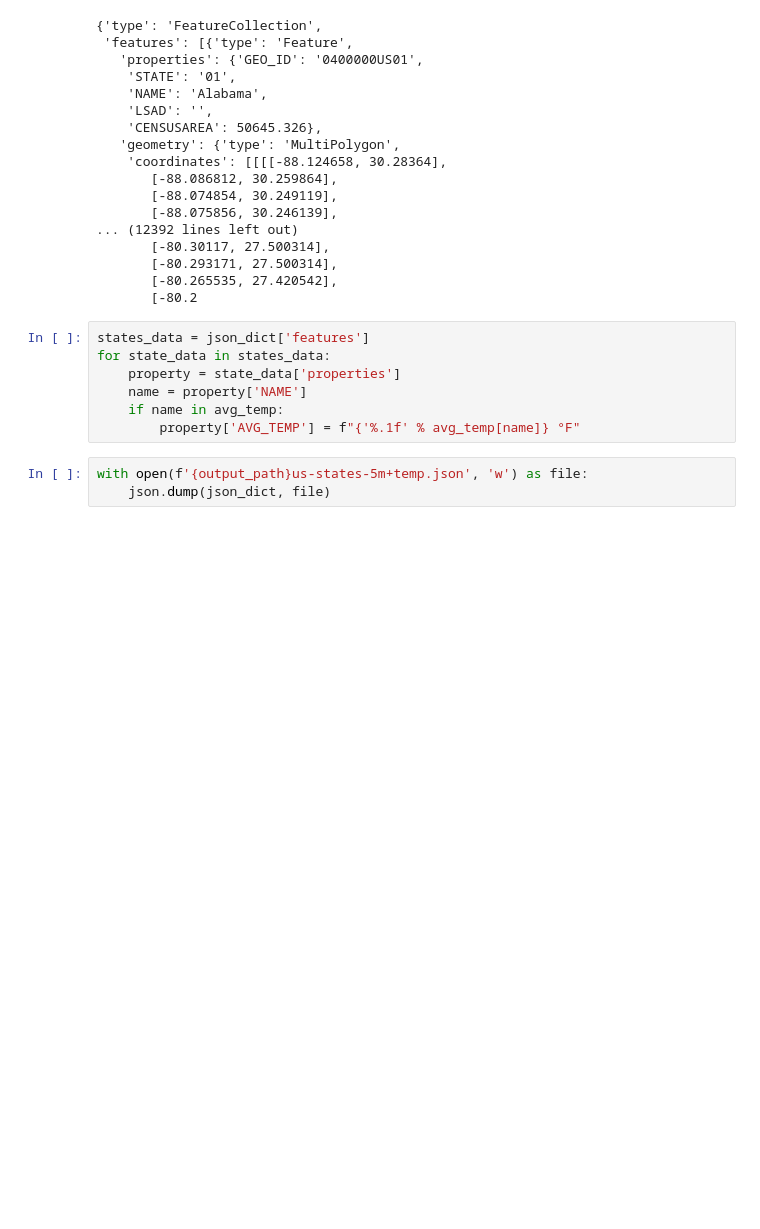
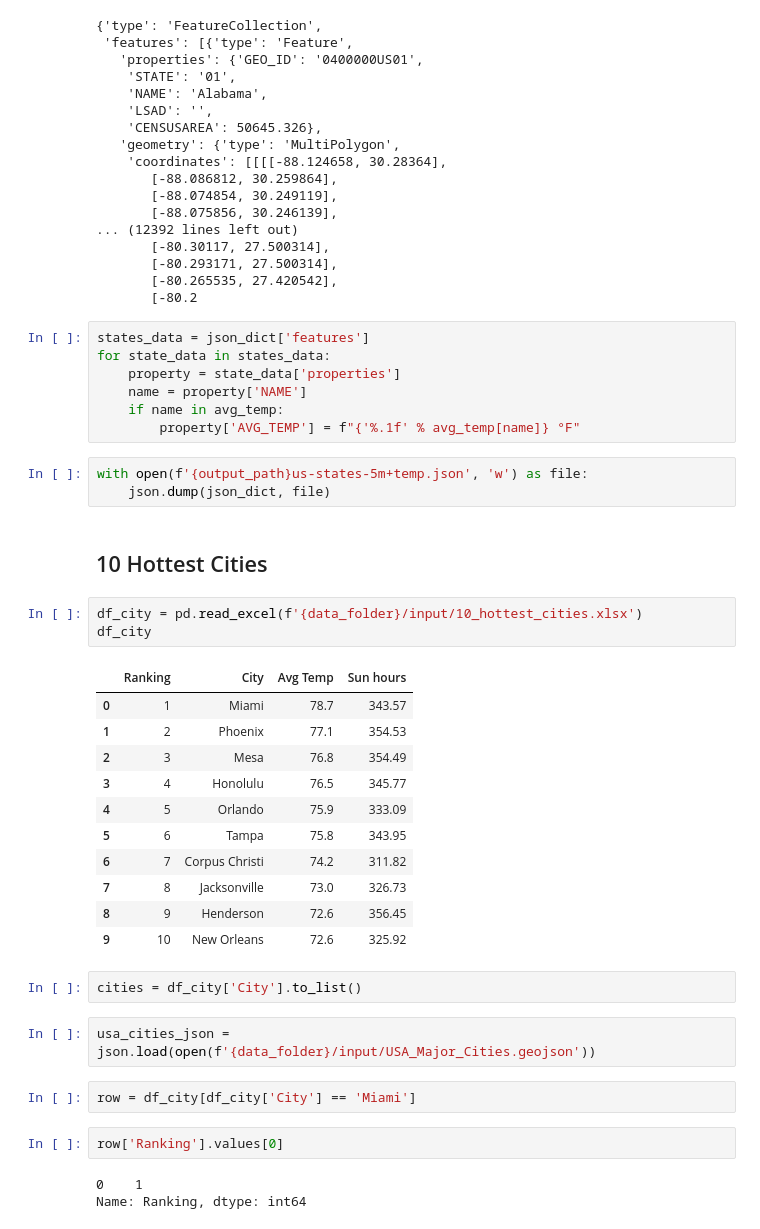
Before and after one commit to Sonia-96/States-Temperature-Mapping-on-Tethys, a Jupyter notebook: scripts/temp_data_process.ipynb, the cells around one changed output. Drawn from its saved outputs; the diff is of its cells as text; blank space fills up the shorter version.

Commit message:
Add a GeoJSON layer of Hottest cities (#6)
* add 10-hottest-cities layer

* edit city layer style

```diff
--- a/scripts/temp_data_process.ipynb
+++ b/scripts/temp_data_process.ipynb
@@ -104,3 +104,31 @@ for state_data in states_data:
 # %%
 with open(f'{output_path}us-states-5m+temp.json', 'w') as file:
     json.dump(json_dict, file)
+# %% [markdown]
+## 10 Hottest Cities
+# %%
+df_city = pd.read_excel(f'{data_folder}/input/10_hottest_cities.xlsx')
+df_city
+# %% [output]
+|  | Ranking | City | Avg Temp | Sun hours |
+| 0 | 1 | Miami | 78.7 | 343.57 |
+| 1 | 2 | Phoenix | 77.1 | 354.53 |
+| 2 | 3 | Mesa | 76.8 | 354.49 |
+| 3 | 4 | Honolulu | 76.5 | 345.77 |
+| 4 | 5 | Orlando | 75.9 | 333.09 |
+| 5 | 6 | Tampa | 75.8 | 343.95 |
+| 6 | 7 | Corpus Christi | 74.2 | 311.82 |
+| 7 | 8 | Jacksonville | 73.0 | 326.73 |
+| 8 | 9 | Henderson | 72.6 | 356.45 |
+| 9 | 10 | New Orleans | 72.6 | 325.92 |
+# %%
+cities = df_city['City'].to_list()
+# %%
+usa_cities_json = json.load(open(f'{data_folder}/input/USA_Major_Cities.geojson'))
+# %%
+row = df_city[df_city['City'] == 'Miami']
+# %%
+row['Ranking'].values[0]
+# %% [output]
+0    1
+Name: Ranking, dtype: int64
```
Also changed, not shown: parts of 4 cells of this notebook, 5 other files.
